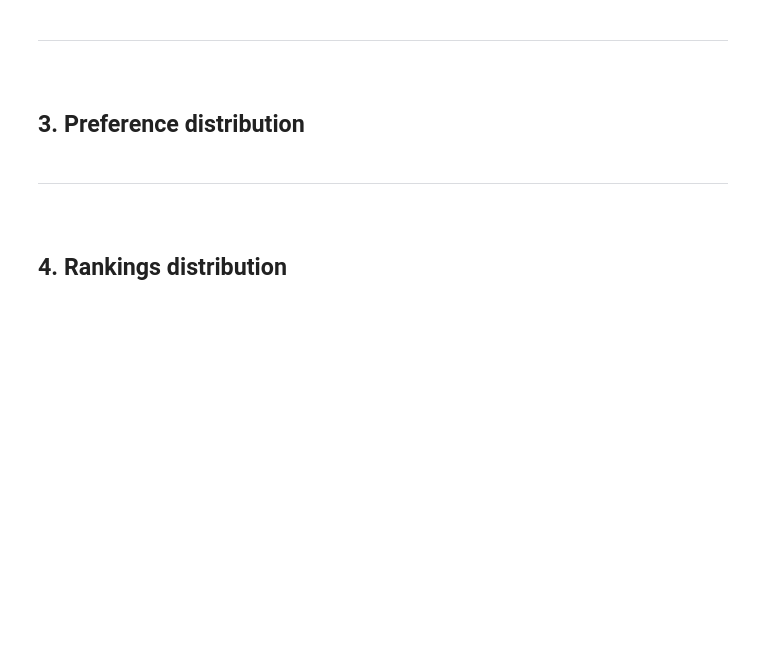
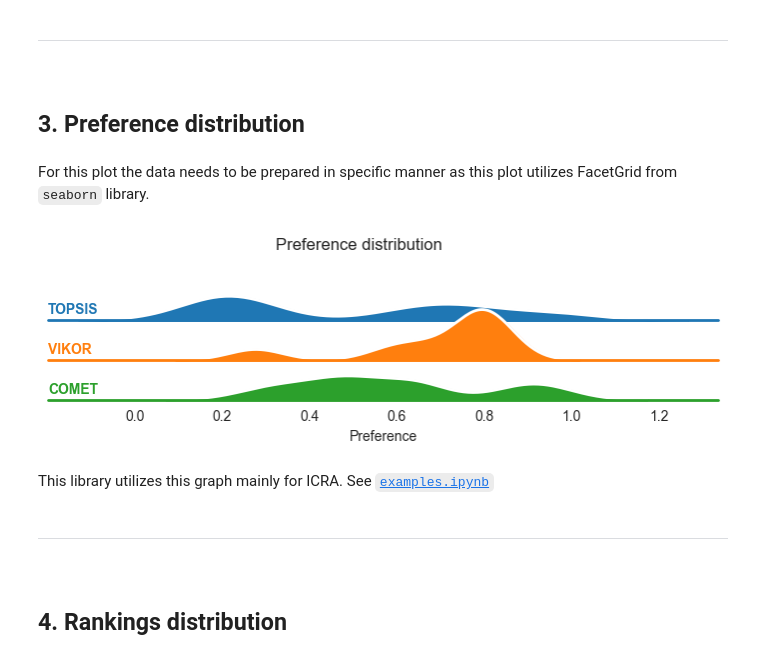
Before and after one commit to jwieckowski/pysensmcda, a Jupyter notebook: examples/graphs_examples.ipynb, the cells around one changed output. Saved outputs shown, nothing was run; the diff lists cells and outputs as text; code cells hidden in the pictures; blank space fills up the shorter version.

```diff
--- a/examples/graphs_examples.ipynb
+++ b/examples/graphs_examples.ipynb
@@ -77,6 +161,26 @@ plt.show()
 # %% [markdown]
 <a id="3"></a><br/>
 ## 3. Preference distribution
+# %% [markdown]
+For this plot the data needs to be prepared in specific manner as this plot utilizes FacetGrid from `seaborn` library.
+# %%
+import seaborn as sns
+import pandas as pd
+
+methods = ["TOPSIS", "VIKOR", "COMET"]
+preference = np.random.random((8, 3))
+df = pd.DataFrame(preference, columns=methods)
+df = df.stack().reset_index()
+df.rename(columns={df.columns[1]: 'Method', df.columns[2]: 'Preference'}, inplace=True)
+with sns.axes_style('white', rc={"axes.facecolor": (0, 0, 0, 0)}):
+    g = sns.FacetGrid(df, row='Method', hue='Method', aspect=10, height=.75)
+    graphs.preference_distribution(g, 'Preference')
+    plt.suptitle('Preference distribution')
+    plt.show()
+# %% [output]
+[figure, added]
+# %% [markdown]
+This library utilizes this graph mainly for ICRA. See [`examples.ipynb`](./examples.ipynb)
 # %% [markdown]
 ---
 # %% [markdown]
```
Also changed, not shown: parts of 33 cells of this notebook, 1 other file.
